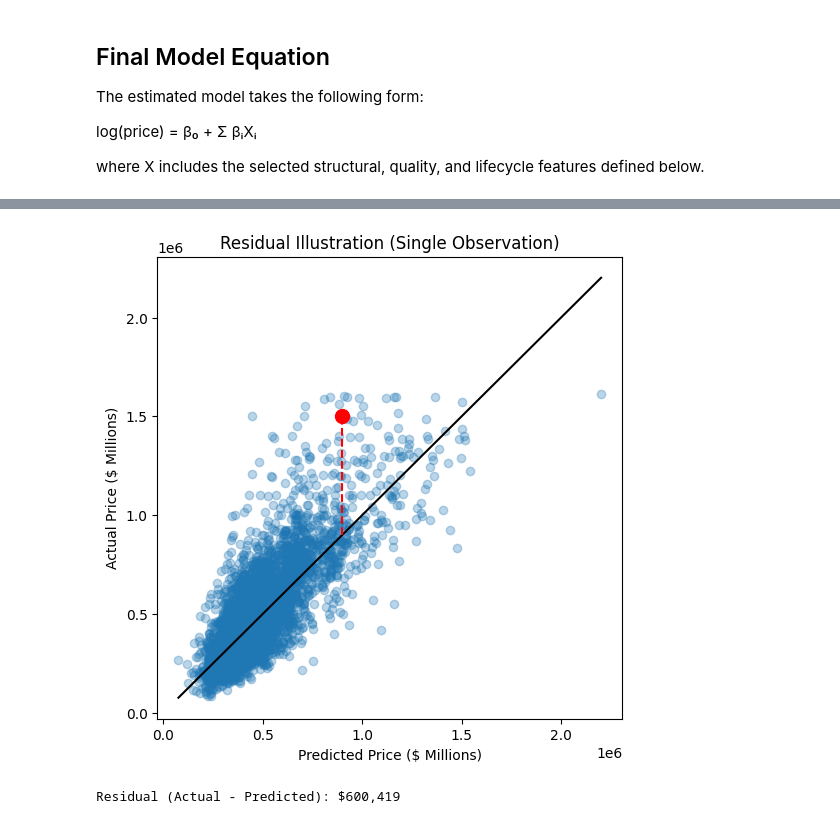
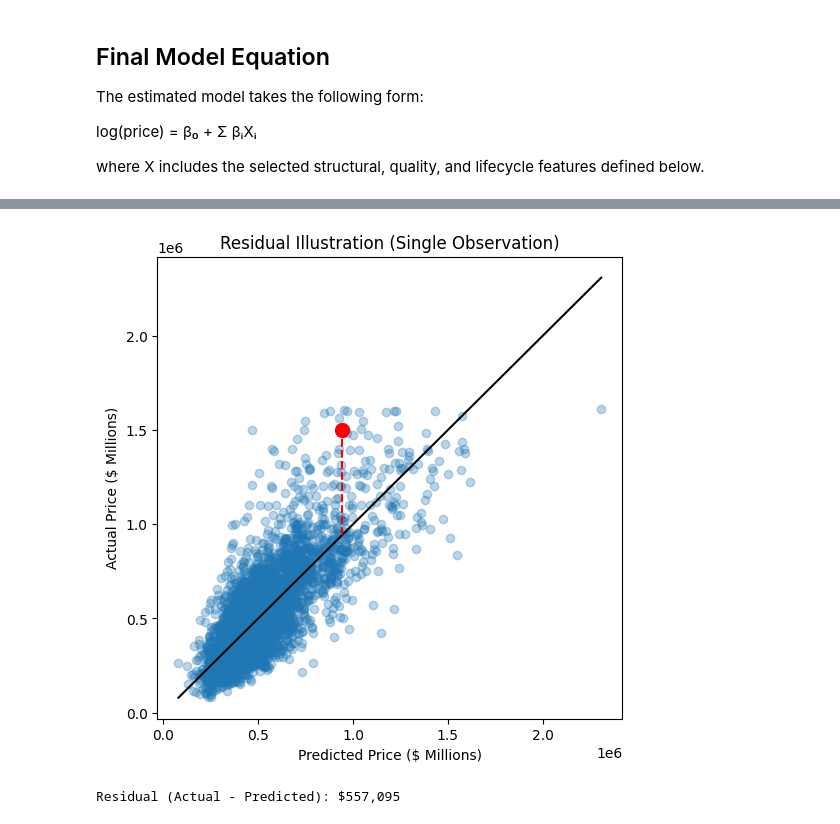
Before and after one commit to jblackman-bit/ads_500b_final_project, a Jupyter notebook: Model/modeling.ipynb, the cells around one changed output, grey strips where cells are left out. Drawn from its saved outputs; the diff is of its cells as text; code cells hidden in the pictures.

Commit message:
Update modeling notebook: bias correction, OLS update, and markdown revisions

```diff
--- a/Model/modeling.ipynb
+++ b/Model/modeling.ipynb
@@ -307,18 +313,10 @@ capture non-monotonic relationships between age and price.
 # %%
-# --------------------------------------------------
-# Nonlinear Age Feature Engineering
-# --------------------------------------------------
-
-trimmed_df = trimmed_df.copy()
-
-house_age_mean = trimmed_df["house_age"].mean()
-trimmed_df["house_age_c"] = trimmed_df["house_age"] - house_age_mean
-trimmed_df["house_age_c_sq"] = trimmed_df["house_age_c"] ** 2
-
-
 # --------------------------------------------------
 # Trimmed Dataset — Nonlinear Age Model (Log Price)
 # --------------------------------------------------
+
+# Scale the centered squared house age for better coefficient interpetation
+trimmed_df["house_age_c_sq"] = trimmed_df["house_age_c_sq"] / 100
 
 spec_nonlinear_age_trimmed = {
     "model_name": "Trimmed + Nonlinear Age (Log)",
@@ -433,15 +431,7 @@ model_specs = [
 ]
 
 for spec in model_specs:
-    result = run_model(
-        df=spec["df"],
-        dataset_name=spec["dataset_name"],
-        target=spec["target"],
-        predictors=spec["predictors"],
-        train_idx=spec["train_idx"],
-        test_idx=spec["test_idx"],
-        model_name=spec["model_name"]
-    )
+    result = run_model(**spec)
     results.append(result)
 
 
@@ -696,7 +788,7 @@ this line illustrates the residual error.
 
 # Use converted values from log model
 y_true = np.array(y_test_price)
-y_pred = np.array(y_pred_price)
+y_pred = np.array(y_test_pred_price)
 
 # Select a reproducible random observation
 np.random.seed(1)
@@ -710,32 +802,32 @@ plt.scatter(y_pred, y_true, alpha=0.3)
 
 # Highlight selected observation
 plt.scatter(y_pred[idx], y_true[idx], color="red", s=100)
 
 # Reference line (perfect prediction: y = x)
 plt.plot(
     [y_pred.min(), y_pred.max()],
     [y_pred.min(), y_pred.max()],
     linestyle="-",
     color="black"
 )
 
 # Residual line (vertical distance)
 plt.plot(
     [y_pred[idx], y_pred[idx]],
     [y_pred[idx], y_true[idx]],
     color="red",
     linestyle="--"
 )
 
 plt.xlabel("Predicted Price ($ Millions)")
 plt.ylabel("Actual Price ($ Millions)")
 plt.title("Residual Illustration (Single Observation)")
 
 plt.show()
 
 # Compute and display residual
 residual = y_true[idx] - y_pred[idx]
 print(f"Residual (Actual - Predicted): ${residual:,.0f}")
 # %% [output]
-[figure, old version]
+[figure, new version]
-Residual (Actual - Predicted): $600,419
+Residual (Actual - Predicted): $557,095
```
Also changed, not shown: parts of 15 cells of this notebook.
